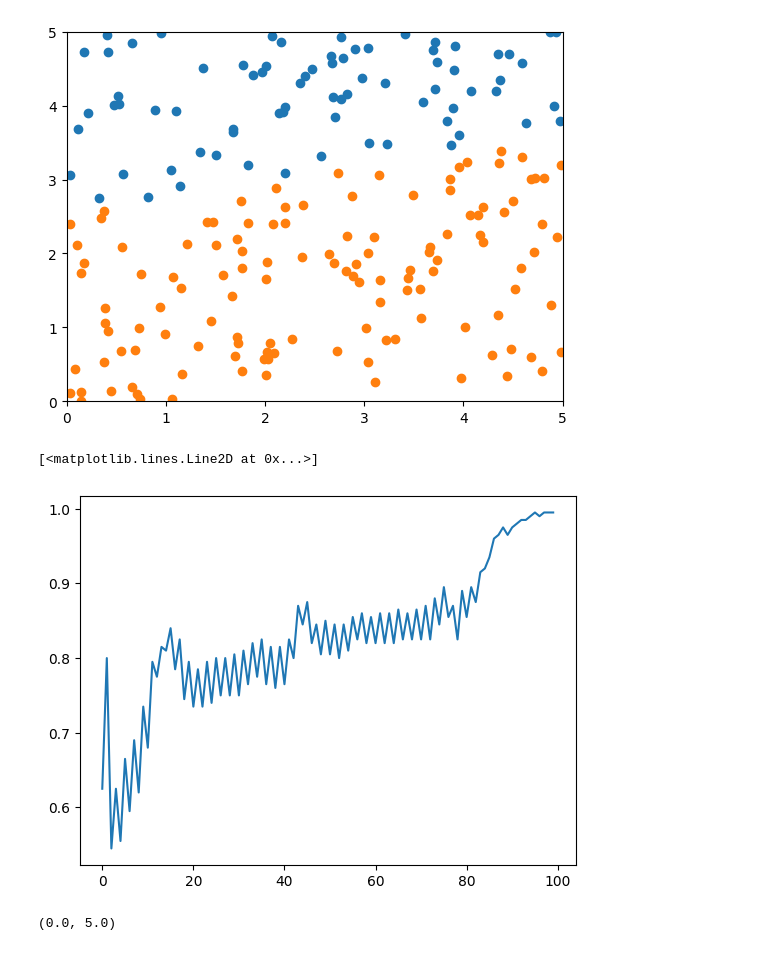
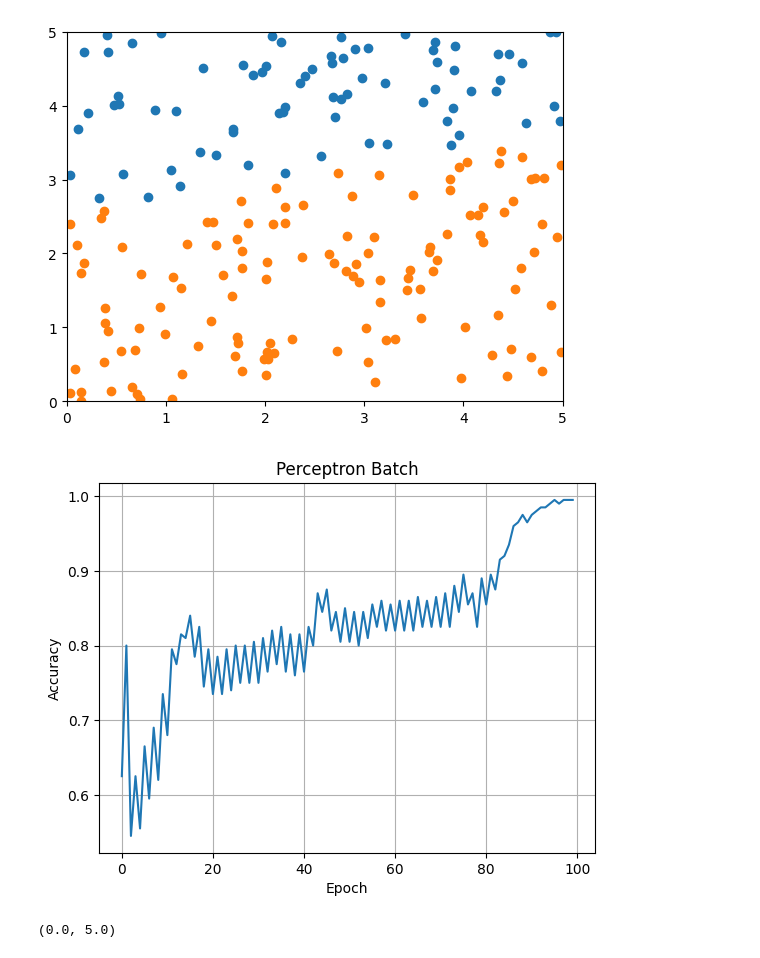
Before and after one commit to Gabeinstein/artificial_intelligence_fall23_gona, a Jupyter notebook: hw3/deber3.ipynb, the cells around one changed output. Saved outputs shown, nothing was run; the diff lists cells and outputs as text; code cells hidden in the pictures.

```diff
--- a/hw3/deber3.ipynb
+++ b/hw3/deber3.ipynb
@@ -315,11 +325,14 @@ plt.ylim(0, 5)
 Accuracy: 99.5%
 (0.0, 5.0)
 [figure]
-# %%
-plt.plot(P1_batch.accuracy)
-# %% [output]
-[<matplotlib.lines.Line2D at 0x...>]
-[figure, removed]
+# %%
+plt.plot(P1_batch.accuracy)
+plt.xlabel('Epoch')
+plt.ylabel('Accuracy')
+plt.title('Perceptron Batch')
+plt.grid()
+# %% [output]
+[figure, added]
 # %%
 pesos = P1_batch.getWeights()
 x_weights = np.linspace(0,5)
```
Also changed, not shown: parts of 10 cells of this notebook, 1 other file.
